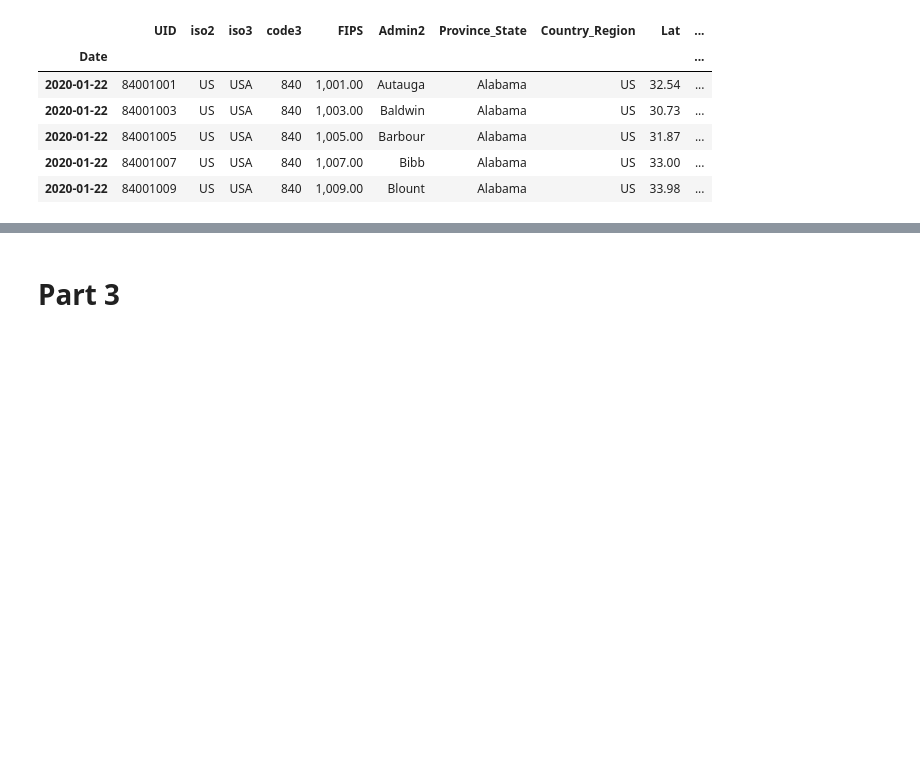
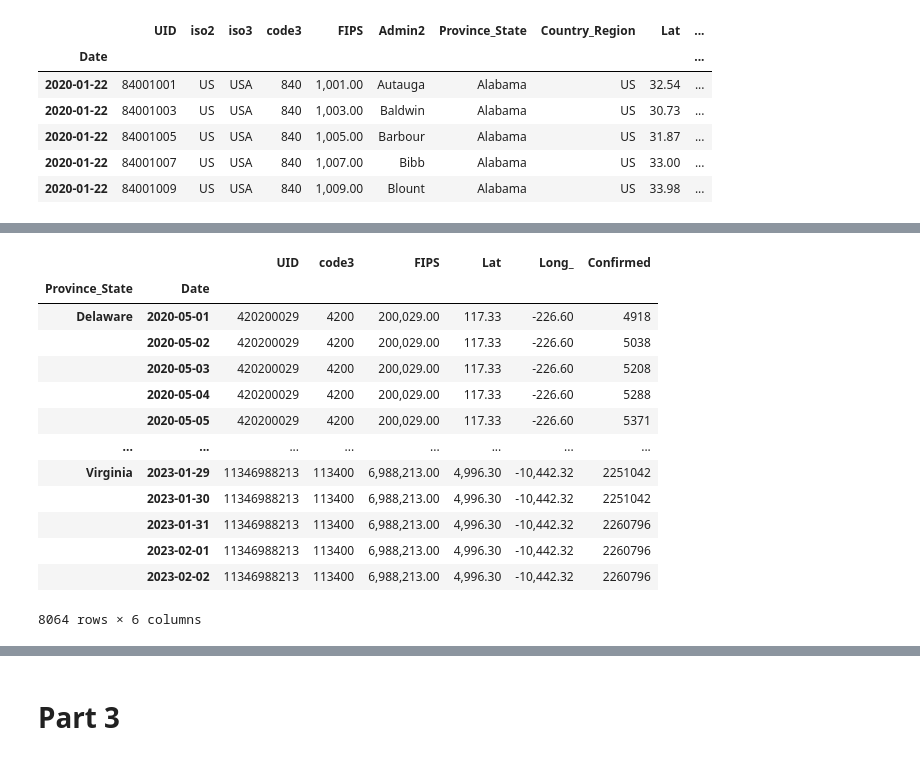
Before and after one commit to hawkeyedatatsai/Chicago-Crime-Data, a Jupyter notebook: Data Visualization MockExam.ipynb, the cells around one changed output, grey strips where cells are left out. Cells and saved outputs as stored; diff of their text form; code cells hidden in the pictures; blank space fills up the shorter version.

```diff
--- a/Data Visualization MockExam.ipynb
+++ b/Data Visualization MockExam.ipynb
@@ -499,0 +546,18 @@ df_dateind.head()
+# %%
+df_ts = df_filtered.groupby('Province_State').resample('D').sum(numeric_only = True)
+df_ts
+# %% [output]
+|  |  | UID | code3 | FIPS | Lat | Long_ | Confirmed |
+| Province_State | Date |  |  |  |  |  |  |
+| Delaware | 2020-05-01 | 420200029 | 4200 | 200,029.00 | 117.33 | -226.60 | 4918 |
+|  | 2020-05-02 | 420200029 | 4200 | 200,029.00 | 117.33 | -226.60 | 5038 |
+|  | 2020-05-03 | 420200029 | 4200 | 200,029.00 | 117.33 | -226.60 | 5208 |
+|  | 2020-05-04 | 420200029 | 4200 | 200,029.00 | 117.33 | -226.60 | 5288 |
+|  | 2020-05-05 | 420200029 | 4200 | 200,029.00 | 117.33 | -226.60 | 5371 |
+| ... | ... | ... | ... | ... | ... | ... | ... |
+| Virginia | 2023-01-29 | 11346988213 | 113400 | 6,988,213.00 | 4,996.30 | -10,442.32 | 2251042 |
+|  | 2023-01-30 | 11346988213 | 113400 | 6,988,213.00 | 4,996.30 | -10,442.32 | 2251042 |
+|  | 2023-01-31 | 11346988213 | 113400 | 6,988,213.00 | 4,996.30 | -10,442.32 | 2260796 |
+|  | 2023-02-01 | 11346988213 | 113400 | 6,988,213.00 | 4,996.30 | -10,442.32 | 2260796 |
+|  | 2023-02-02 | 11346988213 | 113400 | 6,988,213.00 | 4,996.30 | -10,442.32 | 2260796 |
+8064 rows × 6 columns
```
Also changed, not shown: parts of 8 cells of this notebook, 1 other file.
